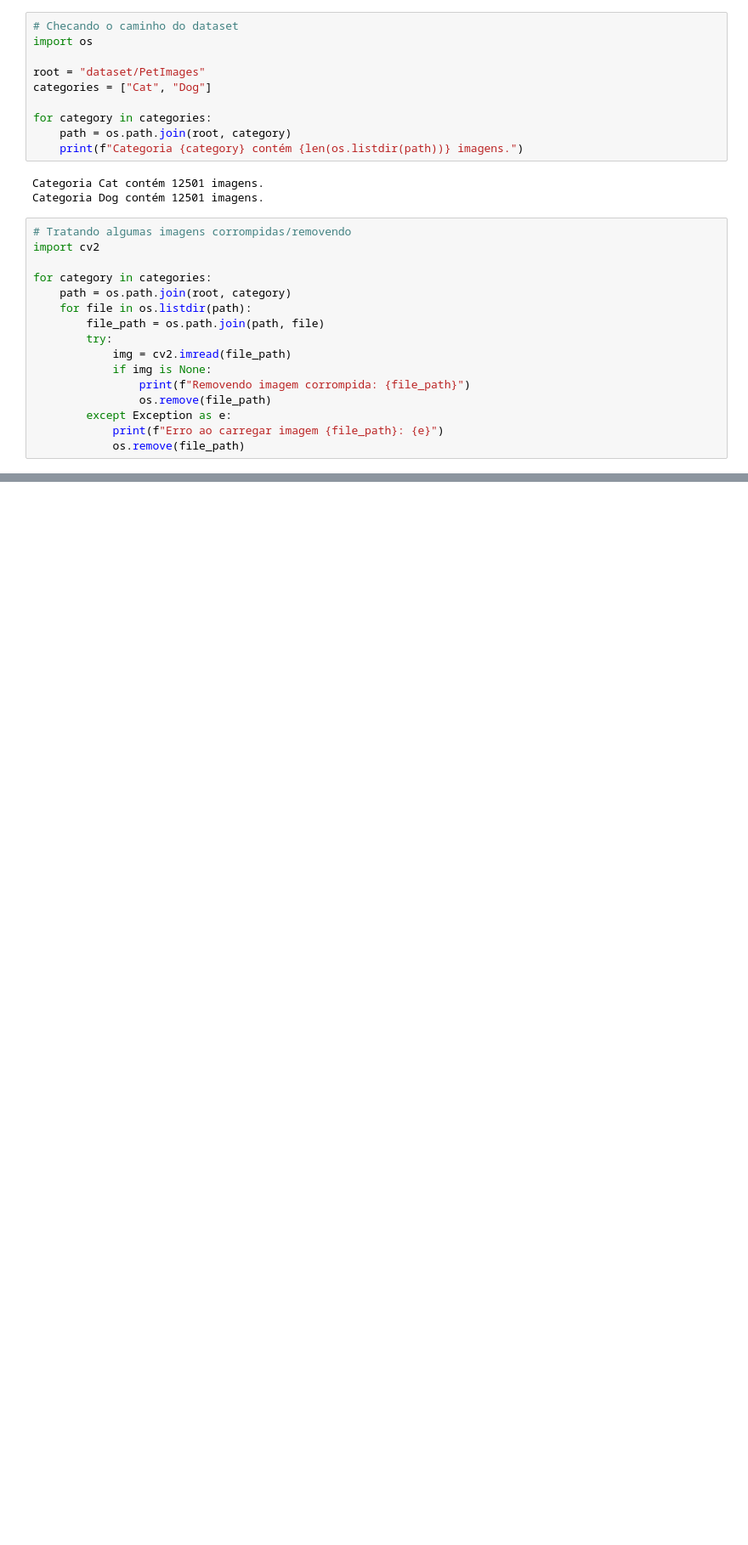
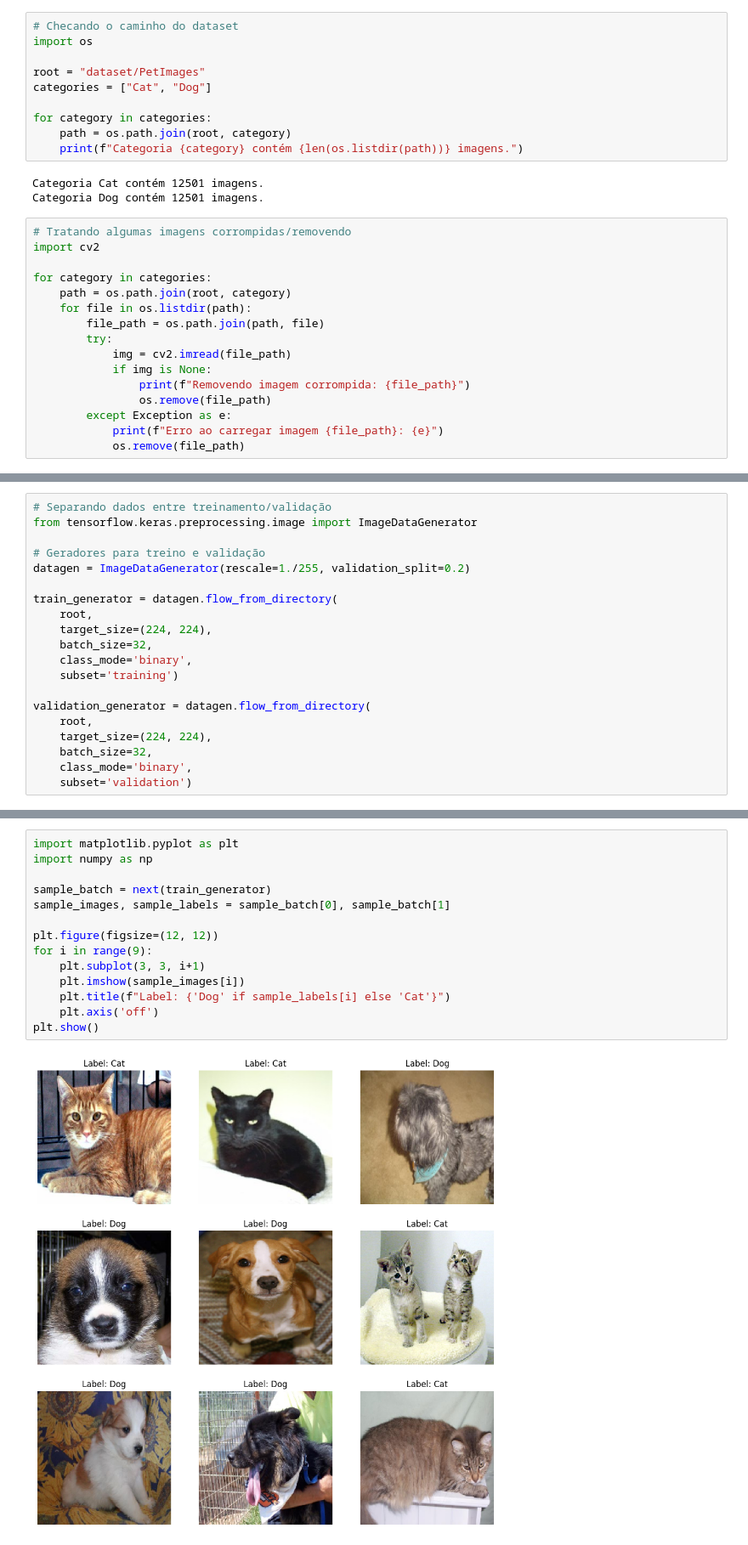
Before and after one commit to FeMarzani/transfer-learning, a Jupyter notebook: notebook/transfer_learning.ipynb, the cells around one changed output, grey strips where cells are left out. Shown at 85% size. Saved outputs shown, nothing was run; the diff lists cells and outputs as text; blank space fills up the shorter version.

Commit message:
:sparkles: feat: print some images of dogs and cats. Data separated in validation/test

```diff
--- a/notebook/transfer_learning.ipynb
+++ b/notebook/transfer_learning.ipynb
@@ -431,0 +60,20 @@ A more advanced example of transfer learning in Keras, involving augmentation fo
+# %%
+# Separando dados entre treinamento/validação
+from tensorflow.keras.preprocessing.image import ImageDataGenerator
+
+# Geradores para treino e validação
+datagen = ImageDataGenerator(rescale=1./255, validation_split=0.2)
+
+train_generator = datagen.flow_from_directory(
+    root,
+    target_size=(224, 224),
+    batch_size=32,
+    class_mode='binary',
+    subset='training')
+
+validation_generator = datagen.flow_from_directory(
+    root,
+    target_size=(224, 224),
+    batch_size=32,
+    class_mode='binary',
+    subset='validation')
@@ -431,0 +83,16 @@ A more advanced example of transfer learning in Keras, involving augmentation fo
+# %%
+import matplotlib.pyplot as plt
+import numpy as np
+
+sample_batch = next(train_generator)
+sample_images, sample_labels = sample_batch[0], sample_batch[1]
+
+plt.figure(figsize=(12, 12))
+for i in range(9):
+    plt.subplot(3, 3, i+1)
+    plt.imshow(sample_images[i])
+    plt.title(f"Label: {'Dog' if sample_labels[i] else 'Cat'}")
+    plt.axis('off')
+plt.show()
+# %% [output]
+[figure, added]
```
Also changed, not shown: parts of 37 cells of this notebook.
